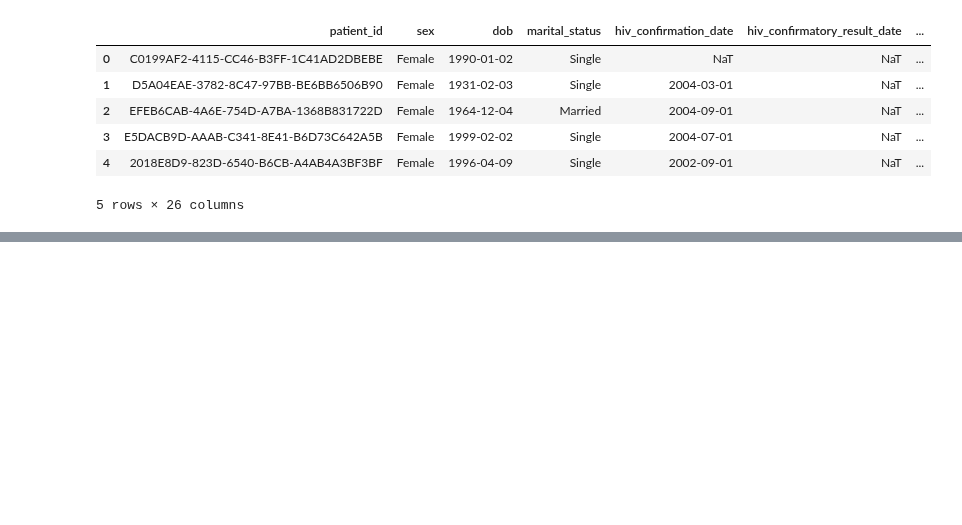
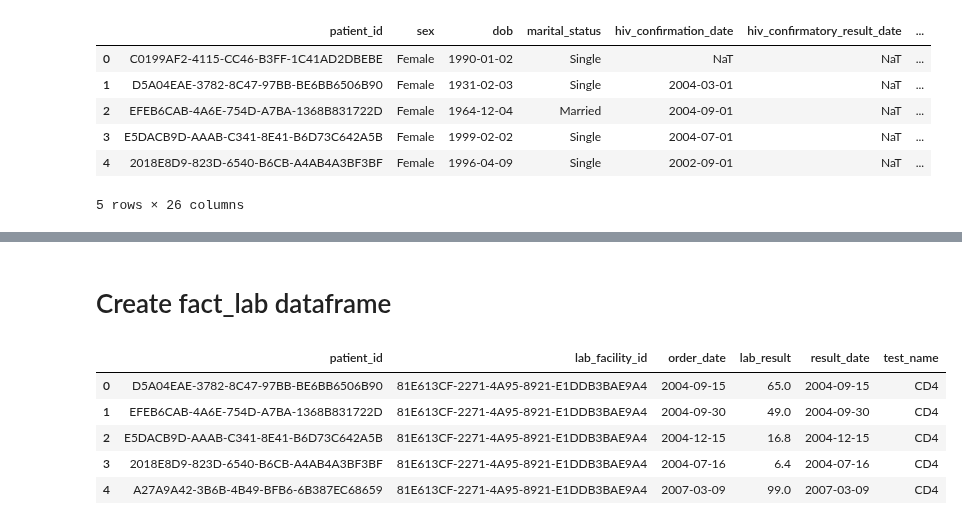
Before and after one commit to UCSF-IGHS/duft-config, a Jupyter notebook: system/data_tasks/fm_sentinel_events.ipynb, the cells around one changed output, grey strips where cells are left out. Drawn from its saved outputs; the diff is of its cells as text; code cells hidden in the pictures; blank space fills up the shorter version.

```diff
--- a/system/data_tasks/fm_sentinel_events.ipynb
+++ b/system/data_tasks/fm_sentinel_events.ipynb
@@ -312,0 +356,22 @@ fact_sentinel_event_df.head()
+# %% [markdown]
+# Create fact_lab dataframe
+# %%
+fact_lab_confs = {
+    "query": "SELECT l.idpatient, l.idfacilitycreate, l.orderDate, l.result, l.resultDate, lm.name FROM lab l INNER JOIN LabMaster lm ON lm.id=l.idtest",
+    "cols": ['patient_id', 'lab_facility_id', 'order_date', 'lab_result', 'result_date', 'test_name']
+}
+
+fact_lab_query = fact_lab_confs.get("query")
+fact_lab_cols = fact_lab_confs.get("cols")
+
+fact_lab_data = fetch_file_maker_data(fact_lab_query, fm_connection)
+fact_lab_df = pd.DataFrame(fact_lab_data, columns=fact_lab_cols)
+
+fact_lab_df.head()
+# %% [output]
+|  | patient_id | lab_facility_id | order_date | lab_result | result_date | test_name |
+| 0 | D5A04EAE-3782-8C47-97BB-BE6BB6506B90 | 81E613CF-2271-4A95-8921-E1DDB3BAE9A4 | 2004-09-15 | 65.0 | 2004-09-15 | CD4 |
+| 1 | EFEB6CAB-4A6E-754D-A7BA-1368B831722D | 81E613CF-2271-4A95-8921-E1DDB3BAE9A4 | 2004-09-30 | 49.0 | 2004-09-30 | CD4 |
+| 2 | E5DACB9D-AAAB-C341-8E41-B6D73C642A5B | 81E613CF-2271-4A95-8921-E1DDB3BAE9A4 | 2004-12-15 | 16.8 | 2004-12-15 | CD4 |
+| 3 | 2018E8D9-823D-6540-B6CB-A4AB4A3BF3BF | 81E613CF-2271-4A95-8921-E1DDB3BAE9A4 | 2004-07-16 | 6.4 | 2004-07-16 | CD4 |
+| 4 | A27A9A42-3B6B-4B49-BFB6-6B387EC68659 | 81E613CF-2271-4A95-8921-E1DDB3BAE9A4 | 2007-03-09 | 99.0 | 2007-03-09 | CD4 |
```
Also changed, not shown: parts of 14 cells of this notebook.
